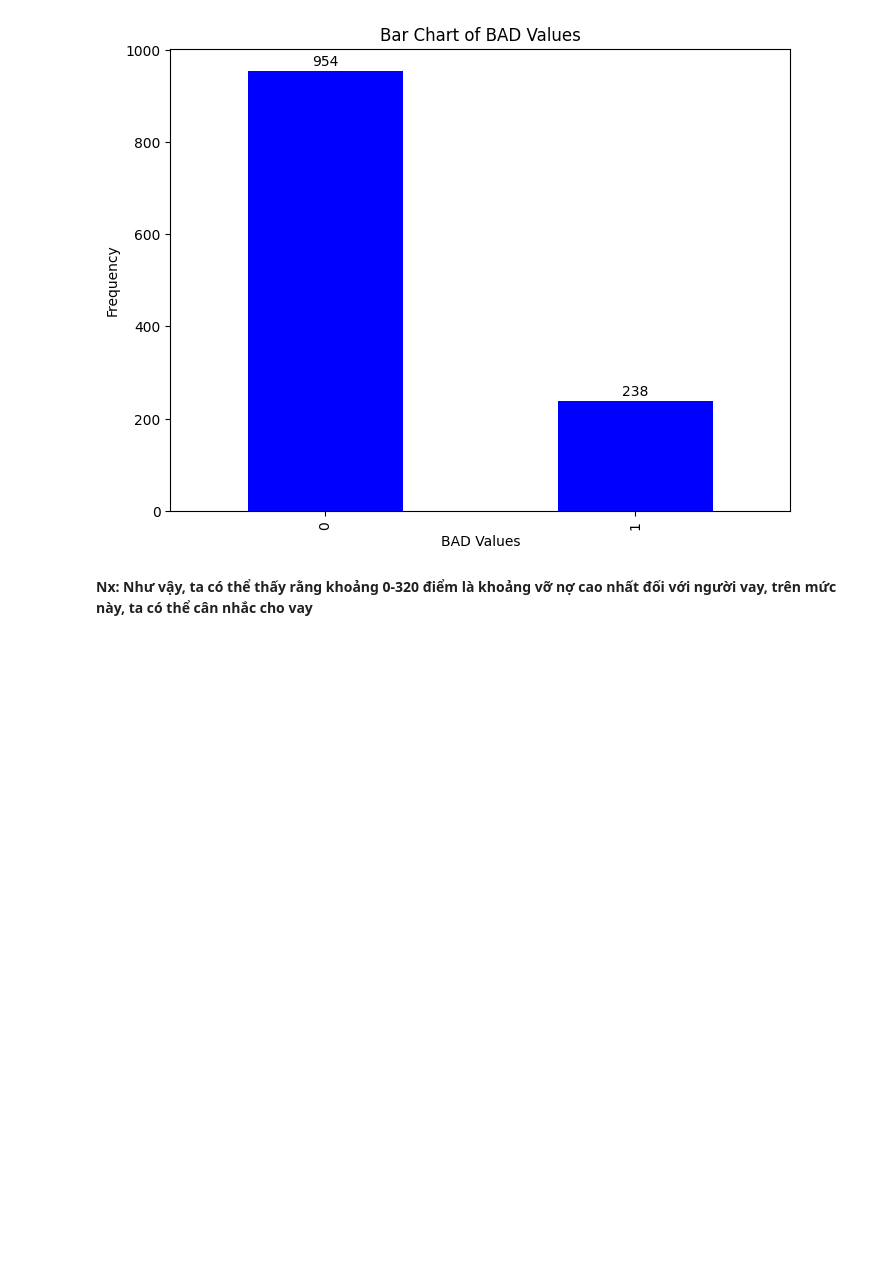
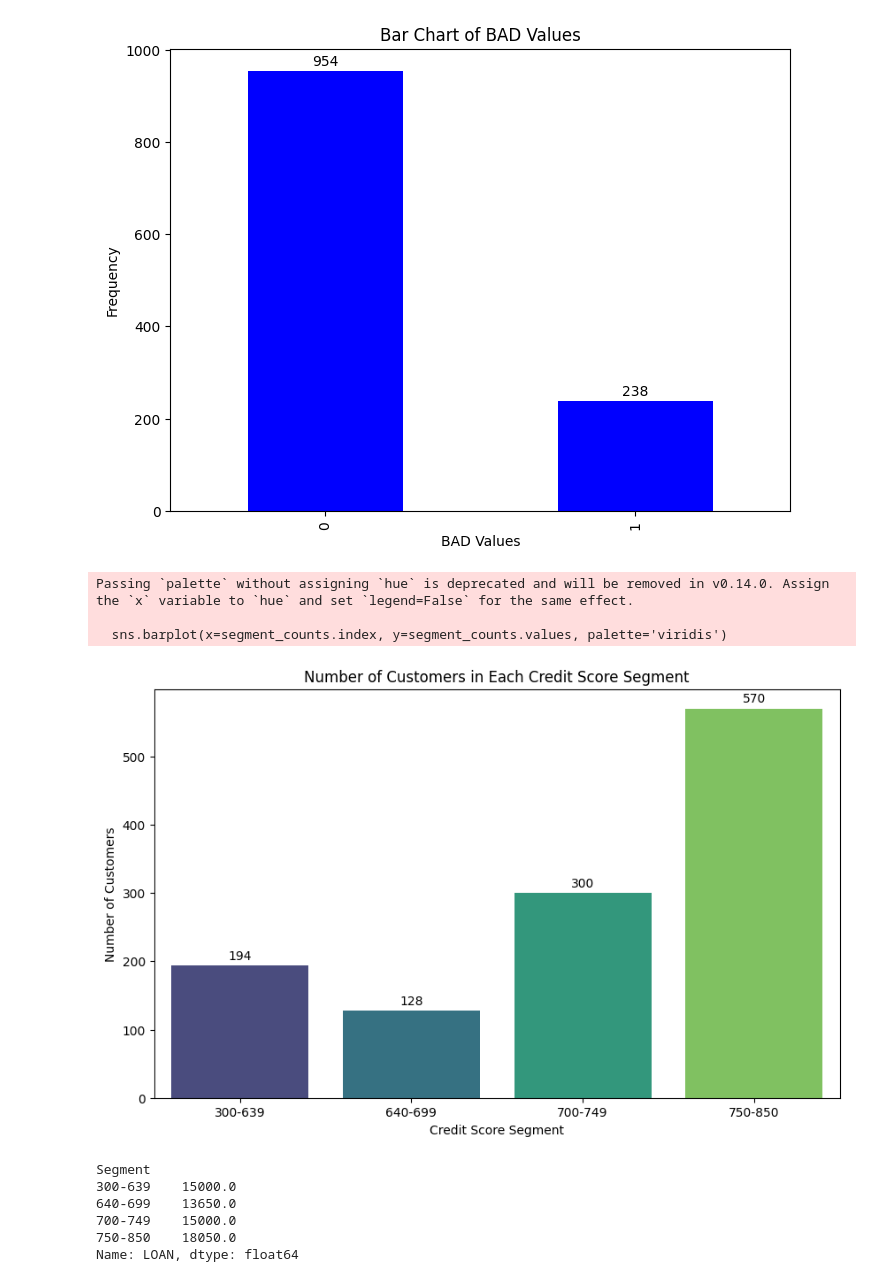
Before and after one commit to thinh661/Credit_Score_Webapp, a Jupyter notebook: test_model.ipynb, the cells around one changed output. Cells and saved outputs as stored; diff of their text form; code cells hidden in the pictures; blank space fills up the shorter version.

```diff
--- a/test_model.ipynb
+++ b/test_model.ipynb
@@ -204,5 +197,41 @@ for index, value in enumerate(bad_value_counts):
 plt.show()
 # %% [output]
 [figure]
-# %% [markdown]
-**Nx: Như vậy, ta có thể thấy rằng khoảng 0-320 điểm là khoảng vỡ nợ cao nhất đối với người vay, trên mức này, ta có thể cân nhắc cho vay**
+# %%
+# Define credit score segments
+bins = [300, 640, 700, 750, 851]
+labels = ['300-639', '640-699', '700-749', '750-850']
+data_test['Segment'] = pd.cut(data_test['Score'], bins=bins, labels=labels, right=False)
+
+# Count the number of customers in each segment
+segment_counts = data_test['Segment'].value_counts().sort_index()
+
+# Plot the number of customers in each segment
+plt.figure(figsize=(10, 6))
+sns.barplot(x=segment_counts.index, y=segment_counts.values, palette='viridis')
+plt.title('Number of Customers in Each Credit Score Segment')
+plt.xlabel('Credit Score Segment')
+plt.ylabel('Number of Customers')
+
+# Add counts on top of the bars
+for i, count in enumerate(segment_counts.values):
+    plt.text(i, count + 5, str(count), ha='center', va='bottom', fontsize=10)
+
+plt.show()
+
+# Calculate average loan amount for each segment
+average_loan_by_segment = data_test.groupby('Segment')['LOAN'].median()
+
+# Print the average loan amounts
+print(average_loan_by_segment)
+# %% [output]
+Passing `palette` without assigning `hue` is deprecated and will be removed in v0.14.0. Assign the `x` variable to `hue` and set `legend=False` for the same effect.
+
+  sns.barplot(x=segment_counts.index, y=segment_counts.values, palette='viridis')
+[figure, added]
+Segment
+300-639    15000.0
+640-699    13650.0
+700-749    15000.0
+750-850    18050.0
+Name: LOAN, dtype: float64
```
Also changed, not shown: parts of 6 cells of this notebook, 6 other files.
